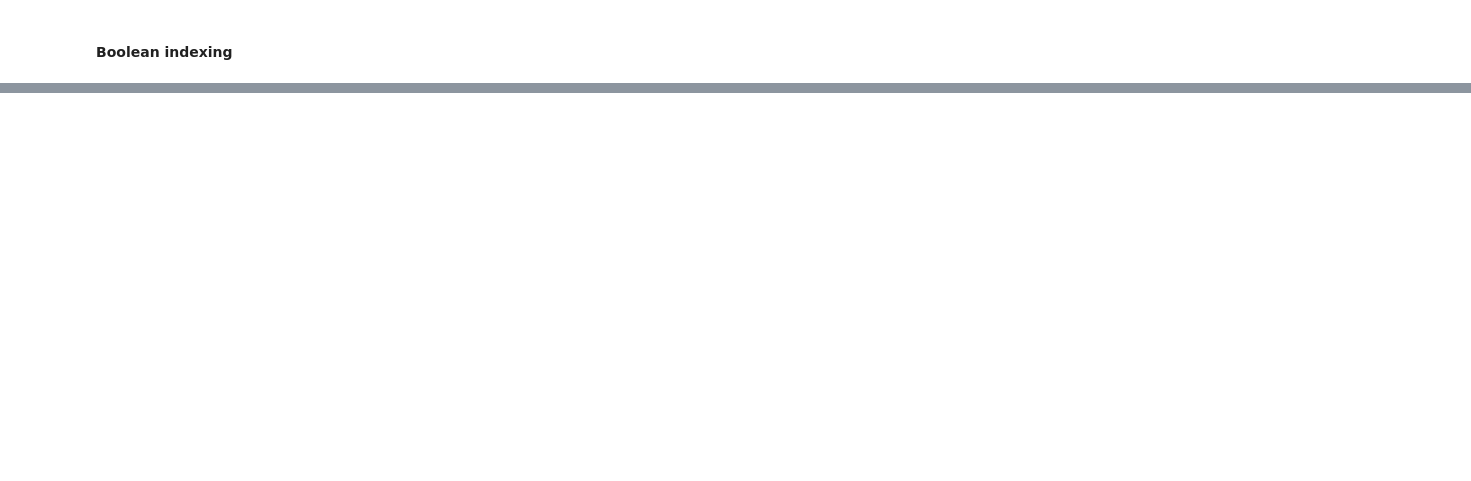
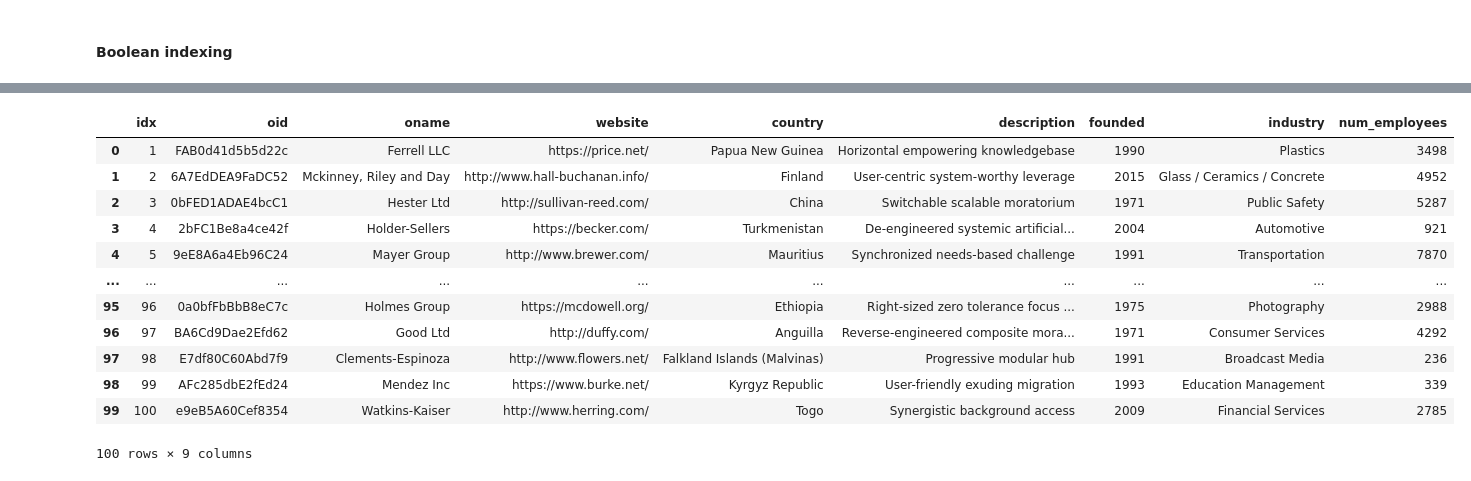
Before and after one commit to bookpanda/2110322-DB-SYS, a Jupyter notebook: SQL_Pandas/Python2PostgreSQL_1.ipynb, the cells around one changed output, grey strips where cells are left out. Cells and saved outputs as stored; diff of their text form; code cells hidden in the pictures; blank space fills up the shorter version.

```diff
--- a/SQL_Pandas/Python2PostgreSQL_1.ipynb
+++ b/SQL_Pandas/Python2PostgreSQL_1.ipynb
@@ -133,2 +458,16 @@ df.iat[1,2]
 # %%
-df["balance"] > 100
+df[df["num_employees"] > 100]
+# %% [output]
+|  | idx | oid | oname | website | country | description | founded | industry | num_employees |
+| 0 | 1 | FAB0d41d5b5d22c | Ferrell LLC | https://price.net/ | Papua New Guinea | Horizontal empowering knowledgebase | 1990 | Plastics | 3498 |
+| 1 | 2 | 6A7EdDEA9FaDC52 | Mckinney, Riley and Day | http://www.hall-buchanan.info/ | Finland | User-centric system-worthy leverage | 2015 | Glass / Ceramics / Concrete | 4952 |
+| 2 | 3 | 0bFED1ADAE4bcC1 | Hester Ltd | http://sullivan-reed.com/ | China | Switchable scalable moratorium | 1971 | Public Safety | 5287 |
+| 3 | 4 | 2bFC1Be8a4ce42f | Holder-Sellers | https://becker.com/ | Turkmenistan | De-engineered systemic artificial... | 2004 | Automotive | 921 |
+| 4 | 5 | 9eE8A6a4Eb96C24 | Mayer Group | http://www.brewer.com/ | Mauritius | Synchronized needs-based challenge | 1991 | Transportation | 7870 |
+| ... | ... | ... | ... | ... | ... | ... | ... | ... | ... |
+| 95 | 96 | 0a0bfFbBbB8eC7c | Holmes Group | https://mcdowell.org/ | Ethiopia | Right-sized zero tolerance focus ... | 1975 | Photography | 2988 |
+| 96 | 97 | BA6Cd9Dae2Efd62 | Good Ltd | http://duffy.com/ | Anguilla | Reverse-engineered composite mora... | 1971 | Consumer Services | 4292 |
+| 97 | 98 | E7df80C60Abd7f9 | Clements-Espinoza | http://www.flowers.net/ | Falkland Islands (Malvinas) | Progressive modular hub | 1991 | Broadcast Media | 236 |
+| 98 | 99 | AFc285dbE2fEd24 | Mendez Inc | https://www.burke.net/ | Kyrgyz Republic | User-friendly exuding migration | 1993 | Education Management | 339 |
+| 99 | 100 | e9eB5A60Cef8354 | Watkins-Kaiser | http://www.herring.com/ | Togo | Synergistic background access | 2009 | Financial Services | 2785 |
+100 rows × 9 columns
```
Also changed, not shown: parts of 42 cells of this notebook, 2 other files.
